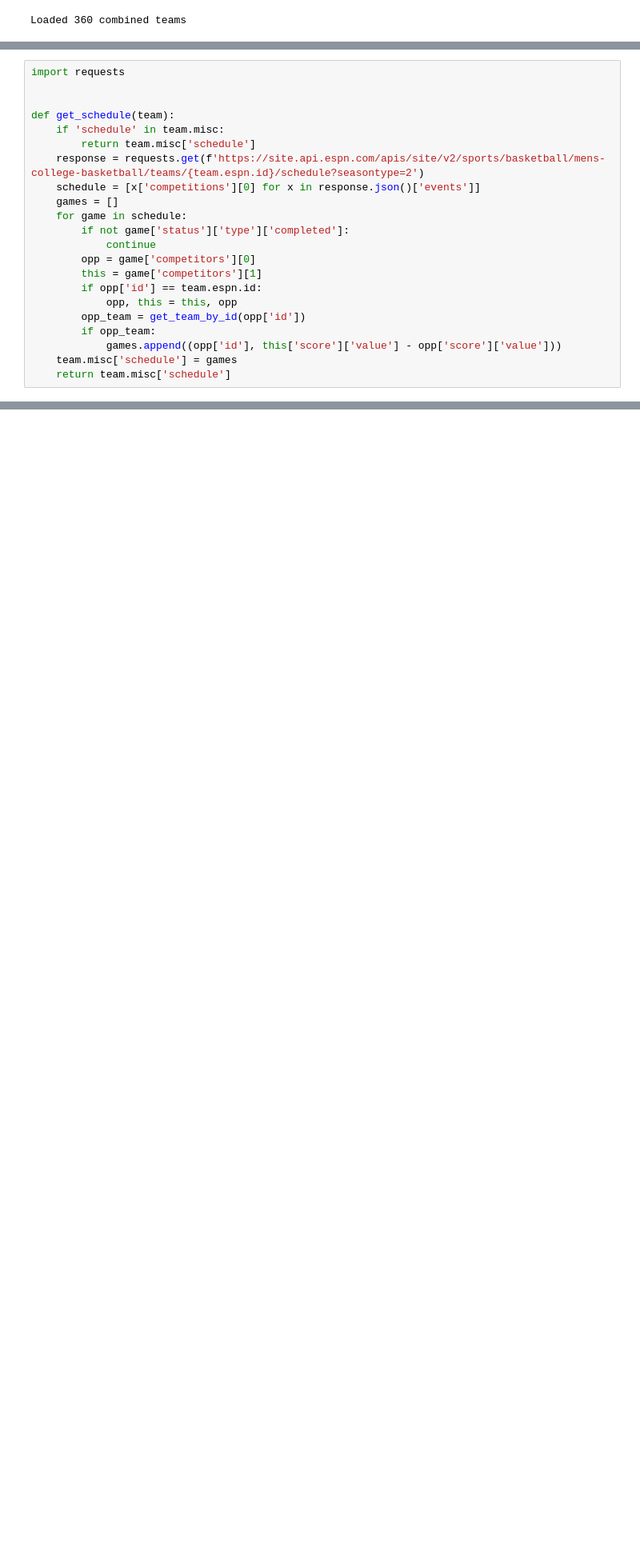
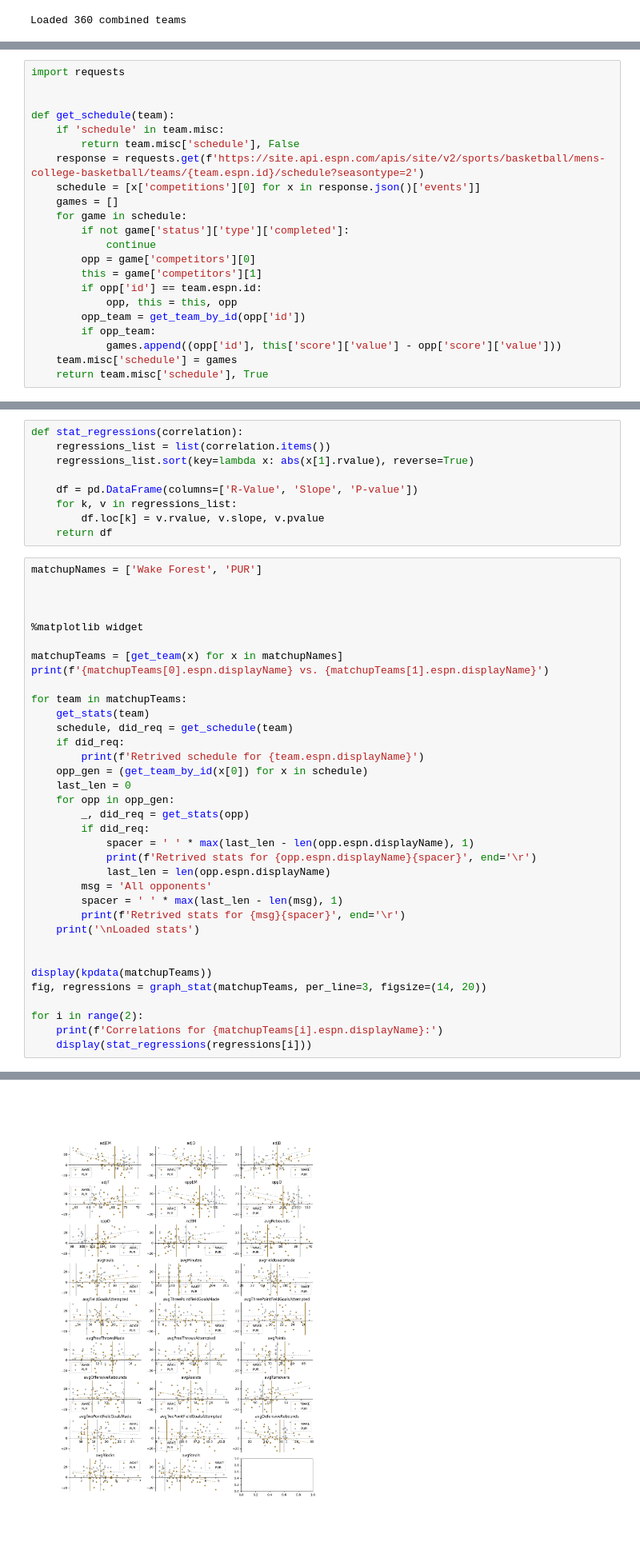
Before and after one commit to dgerblick/misc-notebooks, a Jupyter notebook: march_sadness.ipynb, the cells around one changed output, grey strips where cells are left out. Shown at 80% size. Drawn from its saved outputs; the diff is of its cells as text; blank space fills up the shorter version.

Commit message:
More Stats

```diff
--- a/march_sadness.ipynb
+++ b/march_sadness.ipynb
@@ -77,7 +77,7 @@ import requests
 
 def get_schedule(team):
     if 'schedule' in team.misc:
-        return team.misc['schedule']
+        return team.misc['schedule'], False
     response = requests.get(f'https://site.api.espn.com/apis/site/v2/sports/basketball/mens-college-basketball/teams/{team.espn.id}/schedule?seasontype=2')
     schedule = [x['competitions'][0] for x in response.json()['events']]
     games = []
@@ -92,7 +92,7 @@ def get_schedule(team):
         if opp_team:
             games.append((opp['id'], this['score']['value'] - opp['score']['value']))
     team.misc['schedule'] = games
-    return team.misc['schedule']
+    return team.misc['schedule'], True
 # %%
 import numpy as np
 
@@ -174,0 +180,45 @@ Using matplotlib backend: <object object at 0x...>
+# %%
+def stat_regressions(correlation):
+    regressions_list = list(correlation.items())
+    regressions_list.sort(key=lambda x: abs(x[1].rvalue), reverse=True)
+
+    df = pd.DataFrame(columns=['R-Value', 'Slope', 'P-value'])
+    for k, v in regressions_list:
+        df.loc[k] = v.rvalue, v.slope, v.pvalue
+    return df
+# %%
+matchupNames = ['Wake Forest', 'PUR']
+
+
+
+%matplotlib widget
+
+matchupTeams = [get_team(x) for x in matchupNames]
+print(f'{matchupTeams[0].espn.displayName} vs. {matchupTeams[1].espn.displayName}')
+
+for team in matchupTeams:
+    get_stats(team)
+    schedule, did_req = get_schedule(team)
+    if did_req:
+        print(f'Retrived schedule for {team.espn.displayName}')
+    opp_gen = (get_team_by_id(x[0]) for x in schedule)
+    last_len = 0
+    for opp in opp_gen:
+        _, did_req = get_stats(opp)
+        if did_req:
+            spacer = ' ' * max(last_len - len(opp.espn.displayName), 1)
+            print(f'Retrived stats for {opp.espn.displayName}{spacer}', end='\r')
+            last_len = len(opp.espn.displayName)
+        msg = 'All opponents'
+        spacer = ' ' * max(last_len - len(msg), 1)
+        print(f'Retrived stats for {msg}{spacer}', end='\r')
+    print('\nLoaded stats')
+
+
+display(kpdata(matchupTeams))
+fig, regressions = graph_stat(matchupTeams, per_line=3, figsize=(14, 20))
+
+for i in range(2):
+    print(f'Correlations for {matchupTeams[i].espn.displayName}:')
+    display(stat_regressions(regressions[i]))
+# %% [output]
@@ -174,0 +272 @@ Using matplotlib backend: <object object at 0x...>
+[figure, added]
```
Also changed, not shown: parts of 4 cells of this notebook, 1 other file.
